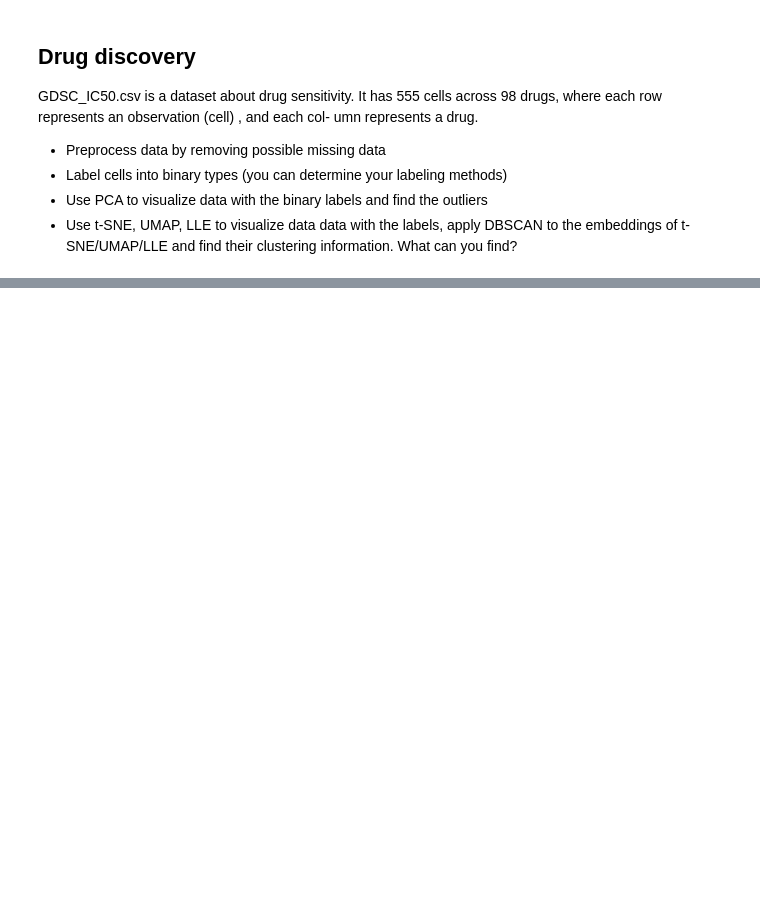
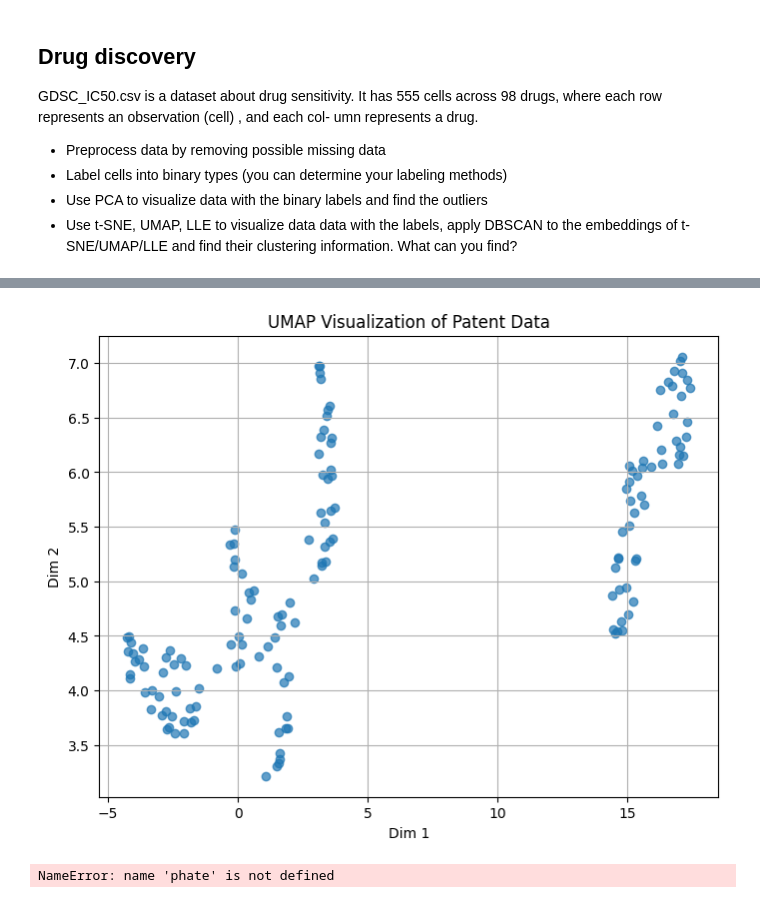
Before and after one commit to Brennan-Chan/Big-Data-Project-1, a Jupyter notebook: Project1-V0.0.1.ipynb, the cells around one changed output, grey strips where cells are left out. Cells and saved outputs as stored; diff of their text form; code cells hidden in the pictures; blank space fills up the shorter version.

```diff
--- a/Project1-V0.0.1.ipynb
+++ b/Project1-V0.0.1.ipynb
@@ -418,0 +565,26 @@ drug_df = pd.read_csv("project1Fall2025_/GDSC_IC50.csv")
+# %%
+# Patent Data UMAP
+umap_patent_data = do_UMAP(X, n_neighbors=15, n_components=2 ,min_dist=0.1, metric='euclidean', init='spectral', random_state=None)
+
+plt.figure(figsize=(8,6))
+plt.scatter(umap_patent_data[:, 0], umap_patent_data[:, 1], alpha=0.7)
+plt.xlabel('Dim 1')
+plt.ylabel('Dim 2')
+plt.title('UMAP Visualization of Patent Data')
+plt.grid(True)
+plt.show()
+# %% [output]
+[figure, added]
+# %%
+phate_operator = phate.PHATE(n_components=2, random_state=42)
+phate_patent_data = phate_operator.fit_transform(normalized_patent_data)
+
+plt.figure(figsize=(8,6))
+plt.scatter(phate_patent_data[:, 0], phate_patent_data[:, 1], alpha=0.7)
+plt.xlabel('Dim 1')
+plt.ylabel('Dim 2')
+plt.title('PHATE Visualization of Patent Data')
+plt.grid(True)
+plt.show()
+# %% [output]
+NameError: name 'phate' is not defined
```
Also changed, not shown: parts of 13 cells of this notebook, 1 other file.
